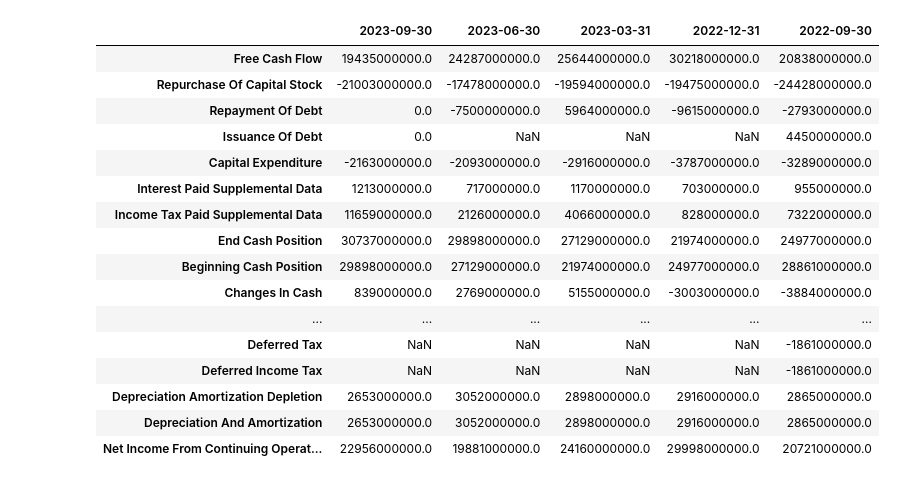
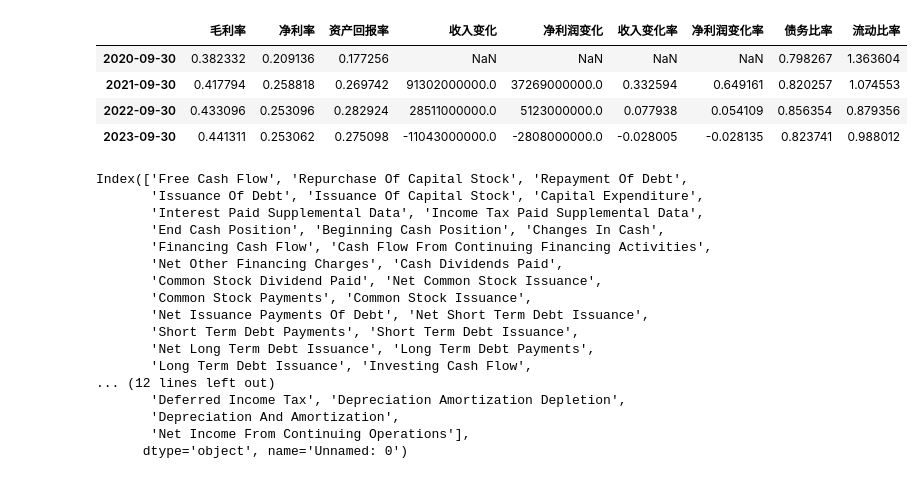
Before and after one commit to xcRRRRt/Data-Visualization, a Jupyter notebook: 考试五/考试五.ipynb, the cells around one changed output. Cells and saved outputs as stored; diff of their text form; code cells hidden in the pictures.

```diff
--- a/考试五/考试五.ipynb
+++ b/考试五/考试五.ipynb
@@ -53,0 +46,10 @@ income_statement
+# %%
+df = pd.DataFrame()
+df['毛利率'] = (income_statement['Gross Profit']/income_statement['Total Revenue']).astype(float)
+df['净利率'] = (income_statement['Net Income']/income_statement['Total Revenue']).astype(float)
+df['资产回报率'] = (income_statement['Net Income']/balance_sheet['Total Assets']).astype(float)
+
+df['收入变化'] = income_statement['Total Revenue'].diff()
+df['净利润变化'] = income_statement['Net Income'].diff()
+df['收入变化率'] = income_statement['Total Revenue'].pct_change()
+df['净利润变化率'] = income_statement['Net Income'].pct_change()
@@ -69,0 +231,11 @@ balance_sheet
+# %%
+df['债务比率'] = (balance_sheet['Total Liabilities Net Minority Interest']/balance_sheet['Total Assets']).astype(float)
+df['流动比率'] = (balance_sheet['Current Assets']/balance_sheet['Current Liabilities']).astype(float)
+# %%
+df
+# %% [output]
+|  | 毛利率 | 净利率 | 资产回报率 | 收入变化 | 净利润变化 | 收入变化率 | 净利润变化率 | 债务比率 | 流动比率 |
+| 2020-09-30 | 0.382332 | 0.209136 | 0.177256 | NaN | NaN | NaN | NaN | 0.798267 | 1.363604 |
+| 2021-09-30 | 0.417794 | 0.258818 | 0.269742 | 91302000000.0 | 37269000000.0 | 0.332594 | 0.649161 | 0.820257 | 1.074553 |
+| 2022-09-30 | 0.433096 | 0.253096 | 0.282924 | 28511000000.0 | 5123000000.0 | 0.077938 | 0.054109 | 0.856354 | 0.879356 |
+| 2023-09-30 | 0.441311 | 0.253062 | 0.275098 | -11043000000.0 | -2808000000.0 | -0.028005 | -0.028135 | 0.823741 | 0.988012 |
@@ -70,20 +322,20 @@ balance_sheet
 # %%
-cash_flow
+cash_flow.columns
 # %% [output]
-|  | 2023-09-30 | 2023-06-30 | 2023-03-31 | 2022-12-31 | 2022-09-30 |
-| Free Cash Flow | 19435000000.0 | 24287000000.0 | 25644000000.0 | 30218000000.0 | 20838000000.0 |
-| Repurchase Of Capital Stock | -21003000000.0 | -17478000000.0 | -19594000000.0 | -19475000000.0 | -24428000000.0 |
-| Repayment Of Debt | 0.0 | -7500000000.0 | 5964000000.0 | -9615000000.0 | -2793000000.0 |
-| Issuance Of Debt | 0.0 | NaN | NaN | NaN | 4450000000.0 |
-| Capital Expenditure | -2163000000.0 | -2093000000.0 | -2916000000.0 | -3787000000.0 | -3289000000.0 |
-| Interest Paid Supplemental Data | 1213000000.0 | 717000000.0 | 1170000000.0 | 703000000.0 | 955000000.0 |
-| Income Tax Paid Supplemental Data | 11659000000.0 | 2126000000.0 | 4066000000.0 | 828000000.0 | 7322000000.0 |
-| End Cash Position | 30737000000.0 | 29898000000.0 | 27129000000.0 | 21974000000.0 | 24977000000.0 |
-| Beginning Cash Position | 29898000000.0 | 27129000000.0 | 21974000000.0 | 24977000000.0 | 28861000000.0 |
-| Changes In Cash | 839000000.0 | 2769000000.0 | 5155000000.0 | -3003000000.0 | -3884000000.0 |
-| ... | ... | ... | ... | ... | ... |
-| Deferred Tax | NaN | NaN | NaN | NaN | -1861000000.0 |
-| Deferred Income Tax | NaN | NaN | NaN | NaN | -1861000000.0 |
-| Depreciation Amortization Depletion | 2653000000.0 | 3052000000.0 | 2898000000.0 | 2916000000.0 | 2865000000.0 |
-| Depreciation And Amortization | 2653000000.0 | 3052000000.0 | 2898000000.0 | 2916000000.0 | 2865000000.0 |
-| Net Income From Continuing Operat... | 22956000000.0 | 19881000000.0 | 24160000000.0 | 29998000000.0 | 20721000000.0 |
+Index(['Free Cash Flow', 'Repurchase Of Capital Stock', 'Repayment Of Debt',
+       'Issuance Of Debt', 'Issuance Of Capital Stock', 'Capital Expenditure',
+       'Interest Paid Supplemental Data', 'Income Tax Paid Supplemental Data',
+       'End Cash Position', 'Beginning Cash Position', 'Changes In Cash',
+       'Financing Cash Flow', 'Cash Flow From Continuing Financing Activities',
+       'Net Other Financing Charges', 'Cash Dividends Paid',
+       'Common Stock Dividend Paid', 'Net Common Stock Issuance',
+       'Common Stock Payments', 'Common Stock Issuance',
+       'Net Issuance Payments Of Debt', 'Net Short Term Debt Issuance',
+       'Short Term Debt Payments', 'Short Term Debt Issuance',
+       'Net Long Term Debt Issuance', 'Long Term Debt Payments',
+       'Long Term Debt Issuance', 'Investing Cash Flow',
+... (12 lines left out)
+       'Deferred Income Tax', 'Depreciation Amortization Depletion',
+       'Depreciation And Amortization',
+       'Net Income From Continuing Operations'],
+      dtype='object', name='Unnamed: 0')
```
Also changed, not shown: parts of 16 cells of this notebook, 3 other files.
